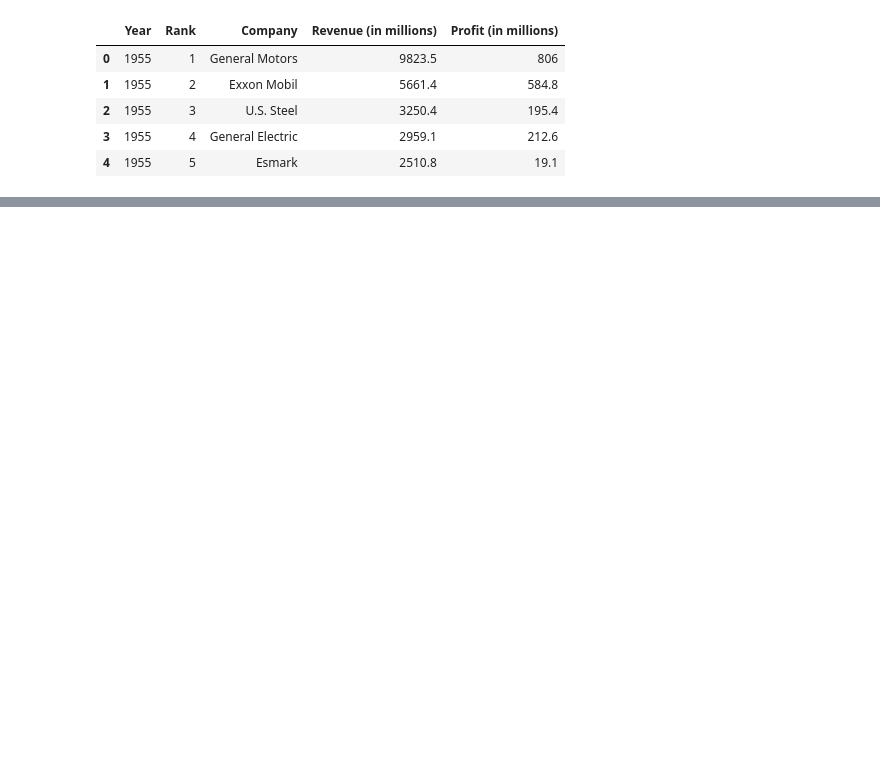
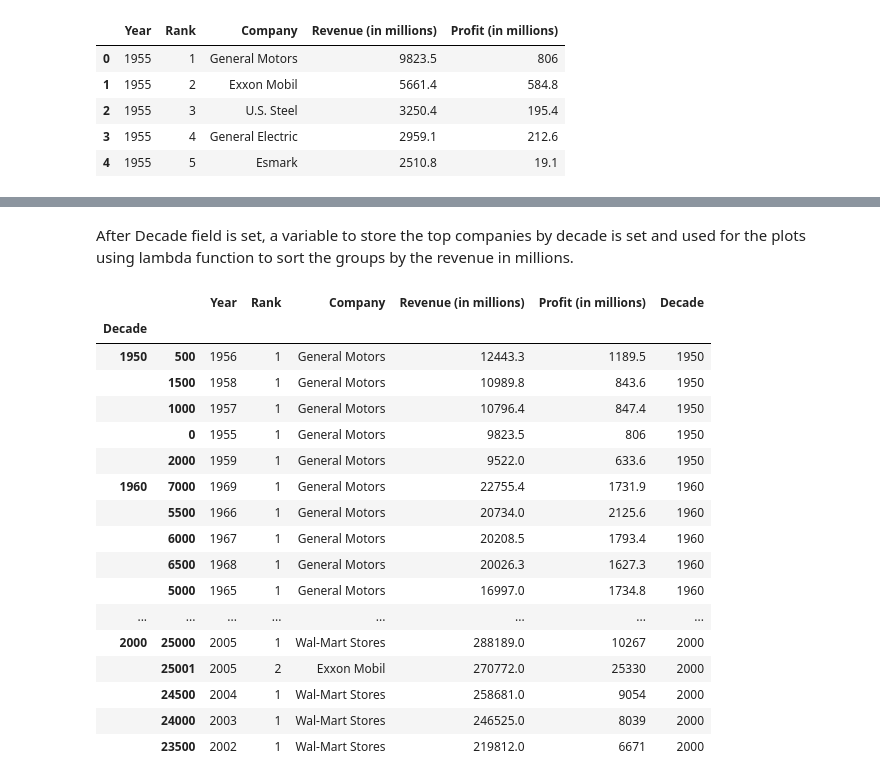
Before and after one commit to Rfg2048/DVC, a Jupyter notebook: DVC.ipynb, the cells around one changed output, grey strips where cells are left out. Drawn from its saved outputs; the diff is of its cells as text; code cells hidden in the pictures; blank space fills up the shorter version.

```diff
--- a/DVC.ipynb
+++ b/DVC.ipynb
@@ -22,2 +18,0 @@ df.shape
-# %%
-df['Year'] = pd.to_datetime(df['Year'], format='%Y')
@@ -45,0 +35,23 @@ df['Decade'] = df['Year'].dt.year // 10*10
+# %% [markdown]
+After Decade field is set, a variable to store the top companies by decade is set and used for the plots using lambda function to sort the groups by the revenue in millions.
+# %%
+top_cmp_decade
+# %% [output]
+|  |  | Year | Rank | Company | Revenue (in millions) | Profit (in millions) | Decade |
+| Decade |  |  |  |  |  |  |  |
+| 1950 | 500 | 1956 | 1 | General Motors | 12443.3 | 1189.5 | 1950 |
+|  | 1500 | 1958 | 1 | General Motors | 10989.8 | 843.6 | 1950 |
+|  | 1000 | 1957 | 1 | General Motors | 10796.4 | 847.4 | 1950 |
+|  | 0 | 1955 | 1 | General Motors | 9823.5 | 806 | 1950 |
+|  | 2000 | 1959 | 1 | General Motors | 9522.0 | 633.6 | 1950 |
+| 1960 | 7000 | 1969 | 1 | General Motors | 22755.4 | 1731.9 | 1960 |
+|  | 5500 | 1966 | 1 | General Motors | 20734.0 | 2125.6 | 1960 |
+|  | 6000 | 1967 | 1 | General Motors | 20208.5 | 1793.4 | 1960 |
+|  | 6500 | 1968 | 1 | General Motors | 20026.3 | 1627.3 | 1960 |
+|  | 5000 | 1965 | 1 | General Motors | 16997.0 | 1734.8 | 1960 |
+| ... | ... | ... | ... | ... | ... | ... | ... |
+| 2000 | 25000 | 2005 | 1 | Wal-Mart Stores | 288189.0 | 10267 | 2000 |
+|  | 25001 | 2005 | 2 | Exxon Mobil | 270772.0 | 25330 | 2000 |
+|  | 24500 | 2004 | 1 | Wal-Mart Stores | 258681.0 | 9054 | 2000 |
+|  | 24000 | 2003 | 1 | Wal-Mart Stores | 246525.0 | 8039 | 2000 |
+|  | 23500 | 2002 | 1 | Wal-Mart Stores | 219812.0 | 6671 | 2000 |
```
Also changed, not shown: parts of 12 cells of this notebook.
